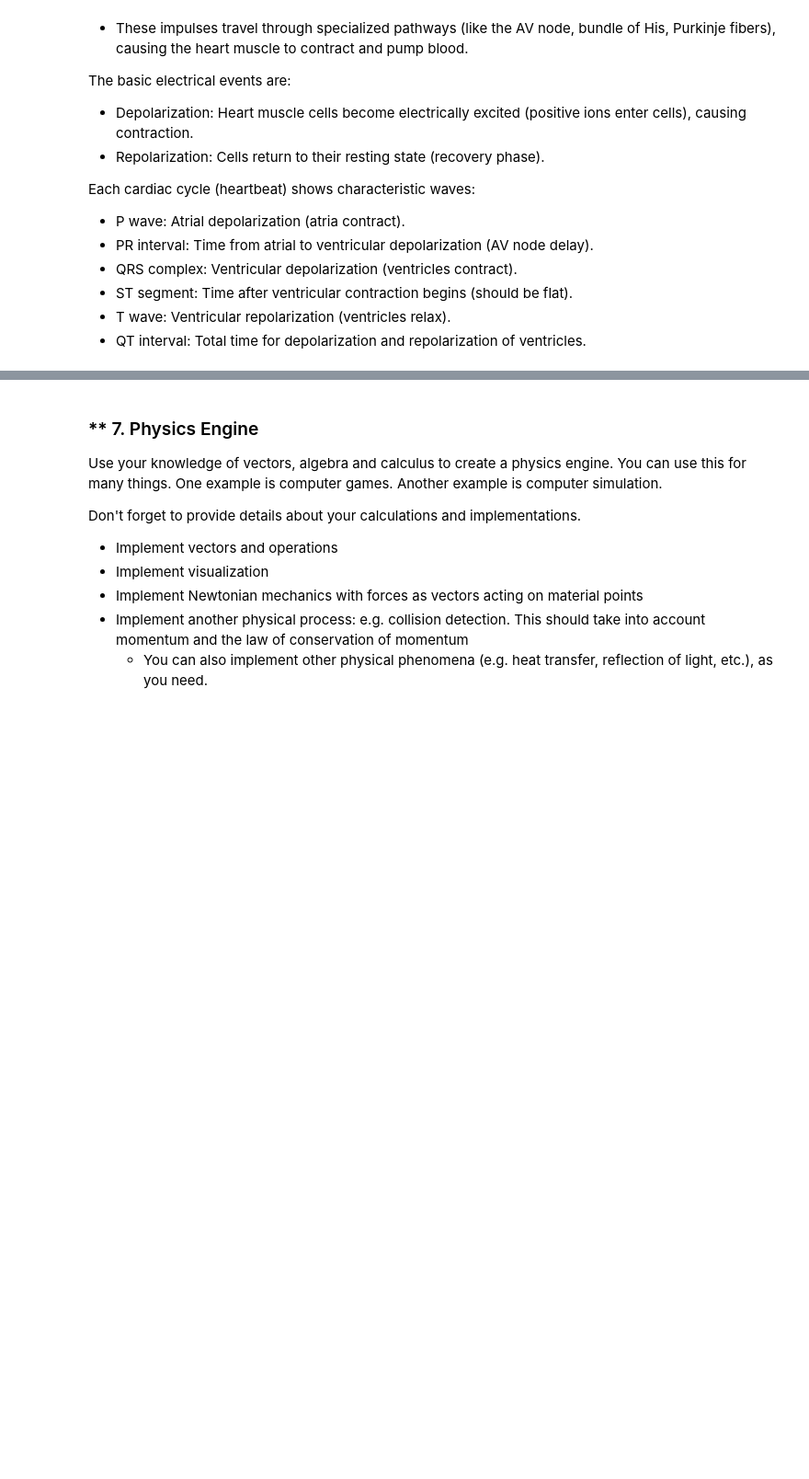
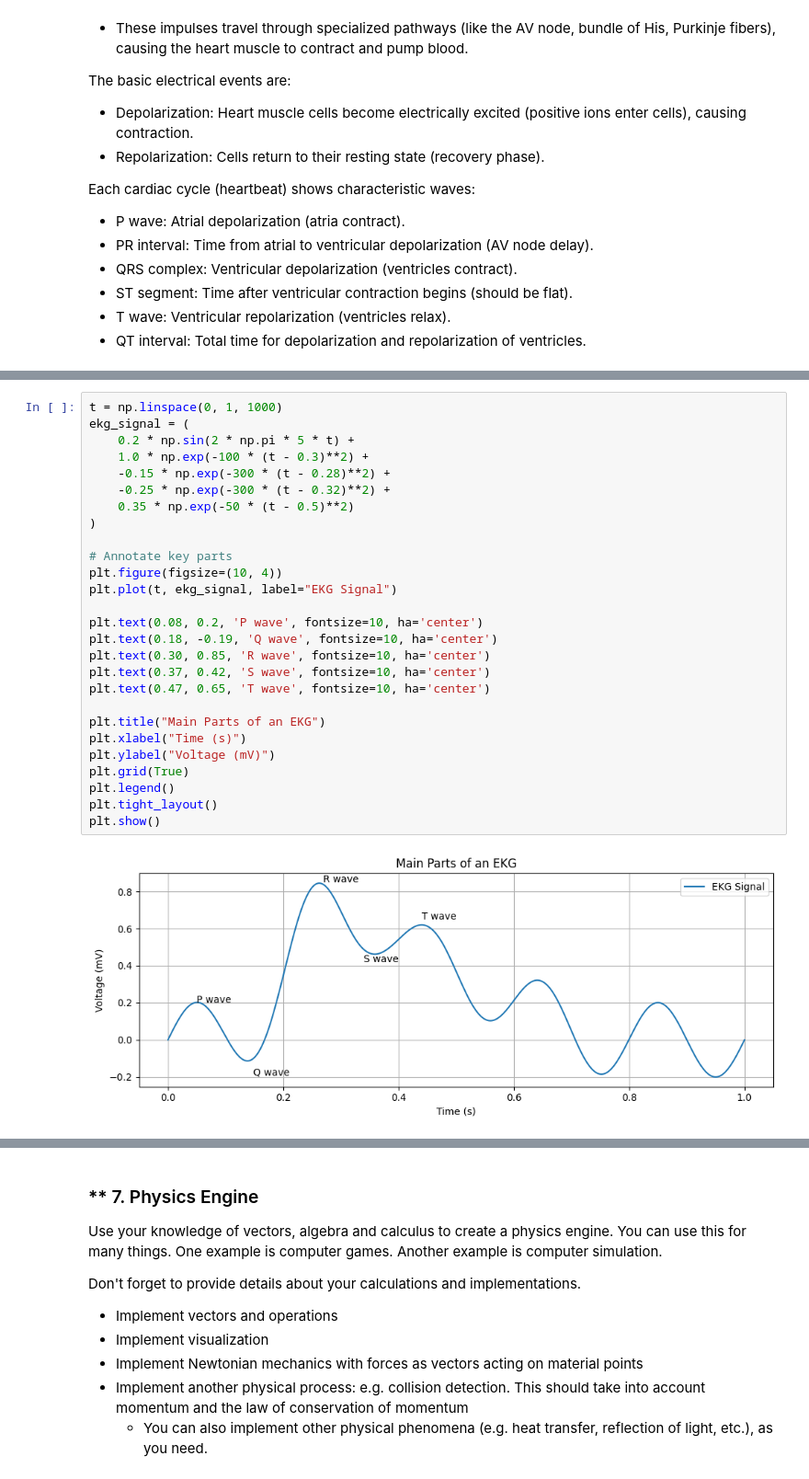
Before and after one commit to stilyan122/AI-and-Machine-Learning, a Jupyter notebook: Math Concepts for Developers/Calculus/Exercise/Calculus Exercise.ipynb, the cells around one changed output, grey strips where cells are left out. Shown at 92% size. Saved outputs shown, nothing was run; the diff lists cells and outputs as text; blank space fills up the shorter version.

```diff
--- a/Math Concepts for Developers/Calculus/Exercise/Calculus Exercise.ipynb
+++ b/Math Concepts for Developers/Calculus/Exercise/Calculus Exercise.ipynb
@@ -684,0 +720,29 @@ Each cardiac cycle (heartbeat) shows characteristic waves:
+# %%
+t = np.linspace(0, 1, 1000)
+ekg_signal = (
+    0.2 * np.sin(2 * np.pi * 5 * t) +
+    1.0 * np.exp(-100 * (t - 0.3)**2) +
+    -0.15 * np.exp(-300 * (t - 0.28)**2) +
+    -0.25 * np.exp(-300 * (t - 0.32)**2) +
+    0.35 * np.exp(-50 * (t - 0.5)**2)
+)
+
+# Annotate key parts
+plt.figure(figsize=(10, 4))
+plt.plot(t, ekg_signal, label="EKG Signal")
+
+plt.text(0.08, 0.2, 'P wave', fontsize=10, ha='center')
+plt.text(0.18, -0.19, 'Q wave', fontsize=10, ha='center')
+plt.text(0.30, 0.85, 'R wave', fontsize=10, ha='center')
+plt.text(0.37, 0.42, 'S wave', fontsize=10, ha='center')
+plt.text(0.47, 0.65, 'T wave', fontsize=10, ha='center')
+
+plt.title("Main Parts of an EKG")
+plt.xlabel("Time (s)")
+plt.ylabel("Voltage (mV)")
+plt.grid(True)
+plt.legend()
+plt.tight_layout()
+plt.show()
+# %% [output]
+[figure, added]
```
Also changed, not shown: parts of 22 cells of this notebook.
